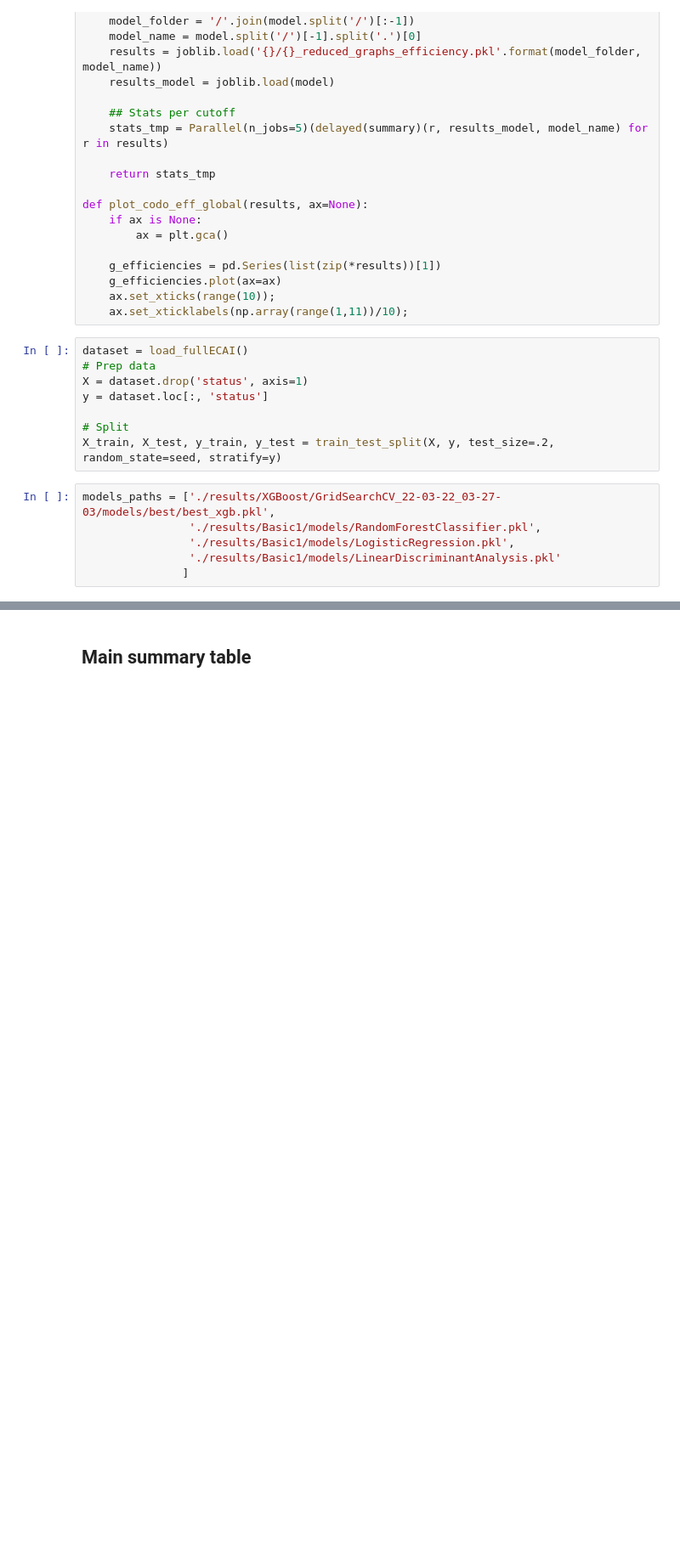
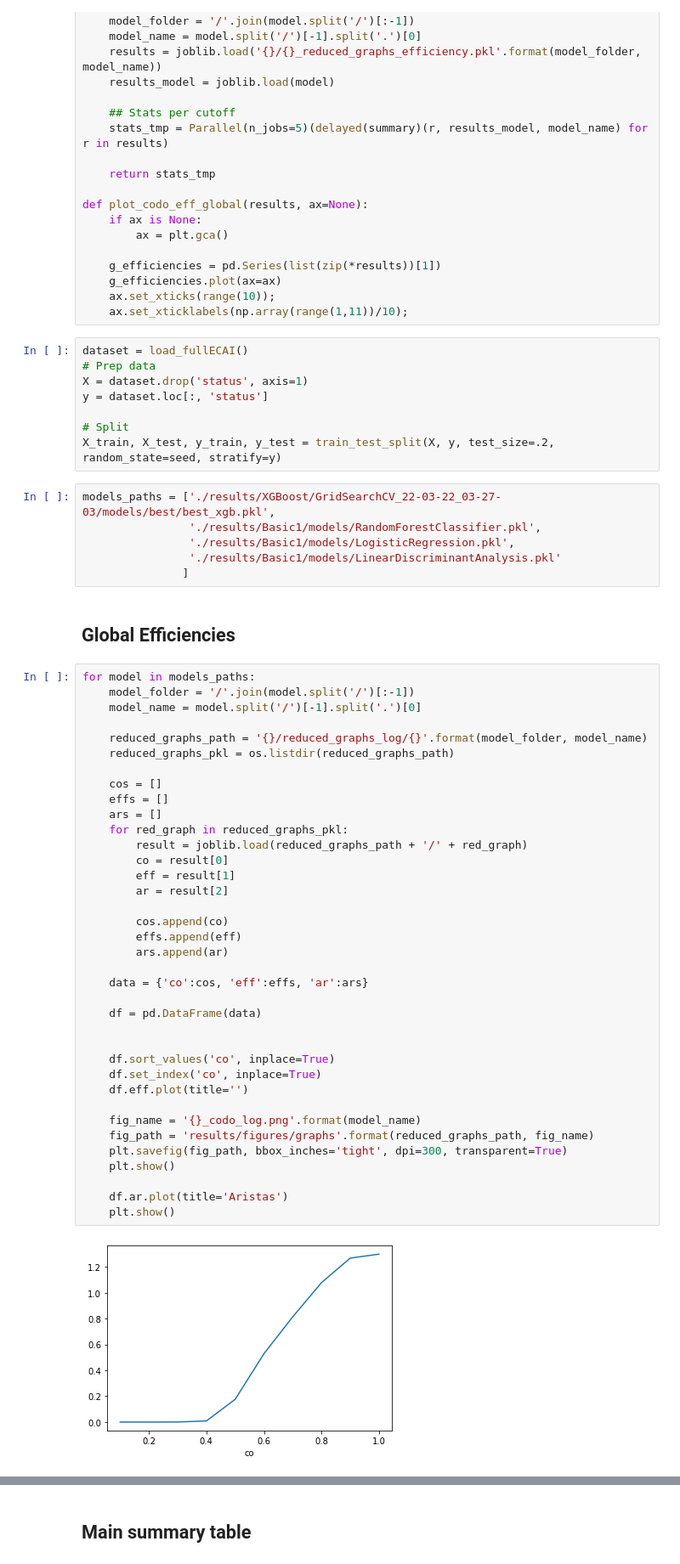
Before and after one commit to AzaelCC/Credit-Risk-Explainable-ML, a Jupyter notebook: src/GraphAnalysis_jobs/SummaryTable.ipynb, the cells around one changed output, grey strips where cells are left out. Shown at 85% size. Cells and saved outputs as stored; diff of their text form; blank space fills up the shorter version.

Commit message:
Elbow plots

```diff
--- a/src/GraphAnalysis_jobs/SummaryTable.ipynb
+++ b/src/GraphAnalysis_jobs/SummaryTable.ipynb
@@ -169,3 +178,44 @@ models_paths = ['./results/XGBoost/GridSearchCV_22-03-22_03-27-03/models/best/be
                 './results/Basic1/models/LogisticRegression.pkl',
                 './results/Basic1/models/LinearDiscriminantAnalysis.pkl'
                ]
+# %% [markdown]
+## Global Efficiencies
+# %%
+for model in models_paths:
+    model_folder = '/'.join(model.split('/')[:-1])
+    model_name = model.split('/')[-1].split('.')[0]
+
+    reduced_graphs_path = '{}/reduced_graphs_log/{}'.format(model_folder, model_name)
+    reduced_graphs_pkl = os.listdir(reduced_graphs_path)
+
+    cos = []
+    effs = []
+    ars = []
+    for red_graph in reduced_graphs_pkl:
+        result = joblib.load(reduced_graphs_path + '/' + red_graph)
+        co = result[0]
+        eff = result[1]
+        ar = result[2]
+
+        cos.append(co)
+        effs.append(eff)
+        ars.append(ar)
+
+    data = {'co':cos, 'eff':effs, 'ar':ars}
+
+    df = pd.DataFrame(data)
+
+
+    df.sort_values('co', inplace=True)
+    df.set_index('co', inplace=True)
+    df.eff.plot(title='')
+
+    fig_name = '{}_codo_log.png'.format(model_name)
+    fig_path = 'results/figures/graphs'.format(reduced_graphs_path, fig_name)
+    plt.savefig(fig_path, bbox_inches='tight', dpi=300, transparent=True)
+    plt.show()
+
+    df.ar.plot(title='Aristas')
+    plt.show()
+# %% [output]
+[figure, added]
```
Also changed, not shown: parts of 3 cells of this notebook.
